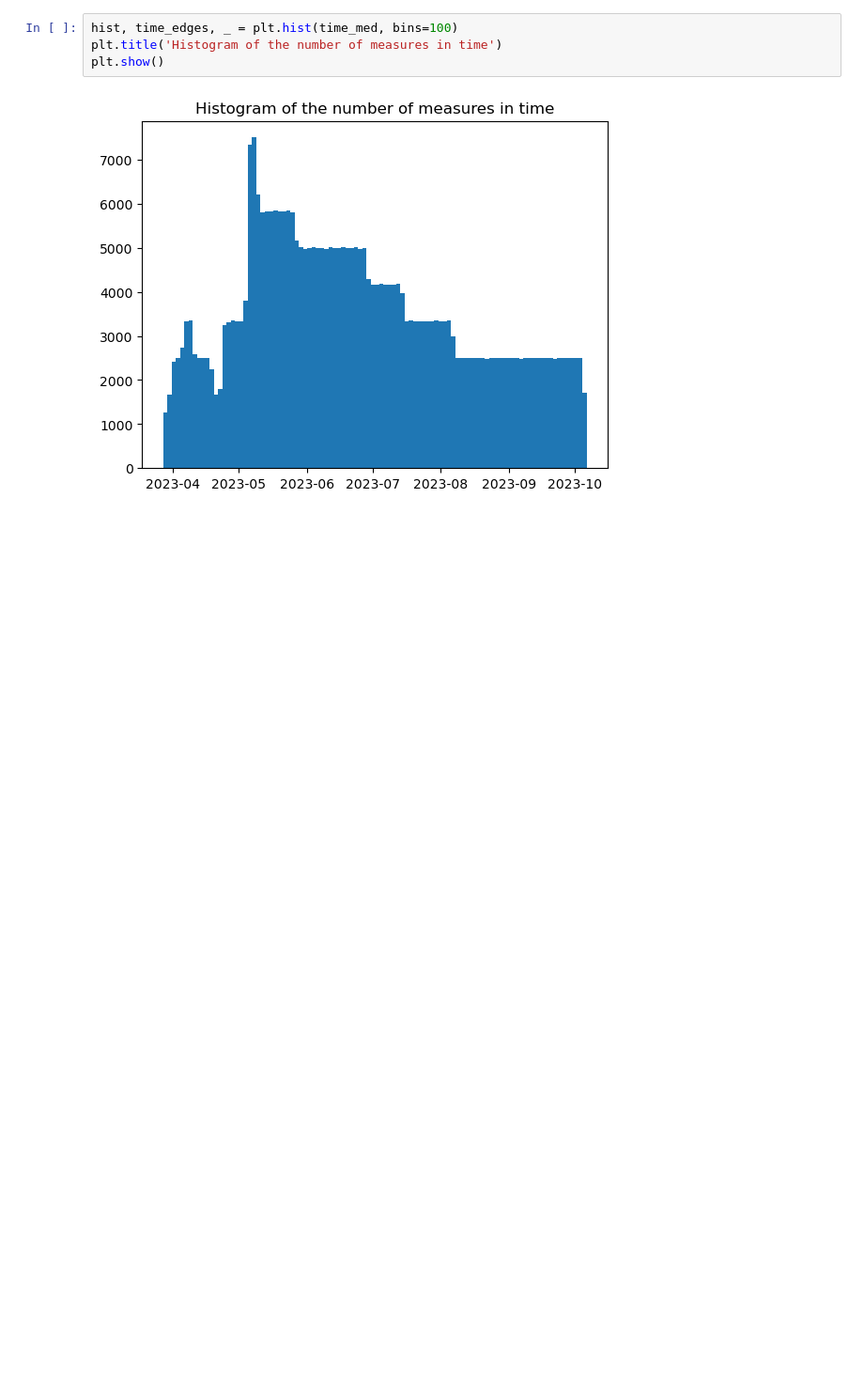
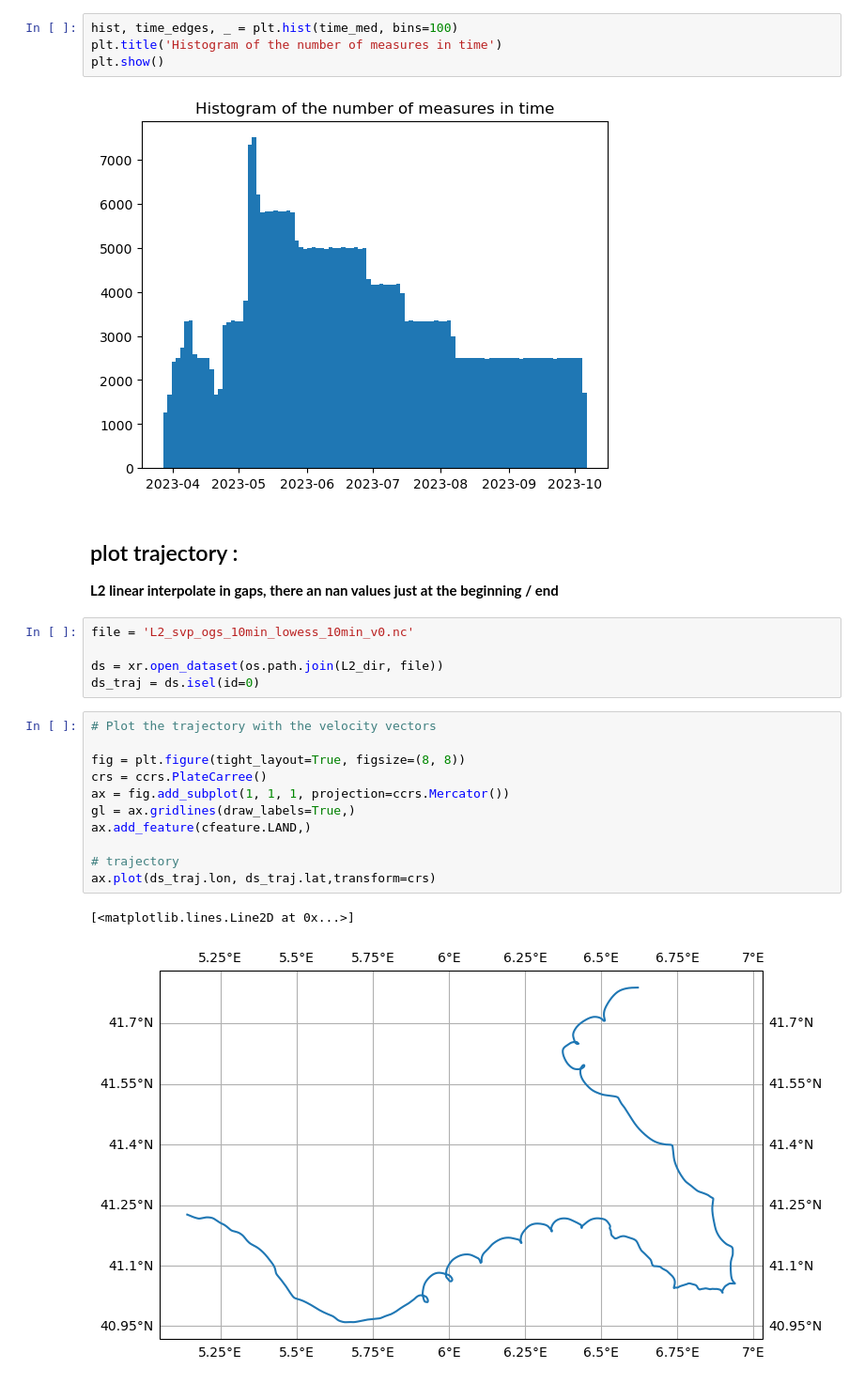
Before and after one commit to bouxdecl/MEOM_internship_2024, a Jupyter notebook: 2024-06-12_DrifterL2DataExploration.ipynb, the cells around one changed output. Shown at 94% size. Cells and saved outputs as stored; diff of their text form; blank space fills up the shorter version.

```diff
--- a/2024-06-12_DrifterL2DataExploration.ipynb
+++ b/2024-06-12_DrifterL2DataExploration.ipynb
@@ -275,3 +256,25 @@ plt.title('Histogram of the number of measures in time')
 plt.show()
 # %% [output]
 [figure]
+# %% [markdown]
+## plot trajectory :
+**L2 linear interpolate in gaps, there an nan values just at the beginning / end**
+# %%
+file = 'L2_svp_ogs_10min_lowess_10min_v0.nc'
+
+ds = xr.open_dataset(os.path.join(L2_dir, file))
+ds_traj = ds.isel(id=0)
+# %%
+# Plot the trajectory with the velocity vectors
+
+fig = plt.figure(tight_layout=True, figsize=(8, 8))
+crs = ccrs.PlateCarree()
+ax = fig.add_subplot(1, 1, 1, projection=ccrs.Mercator())
+gl = ax.gridlines(draw_labels=True,)
+ax.add_feature(cfeature.LAND,)
+
+# trajectory
+ax.plot(ds_traj.lon, ds_traj.lat,transform=crs)
+# %% [output]
+[<matplotlib.lines.Line2D at 0x...>]
+[figure, added]
```
Also changed, not shown: parts of 2 cells of this notebook, 9 other files.
